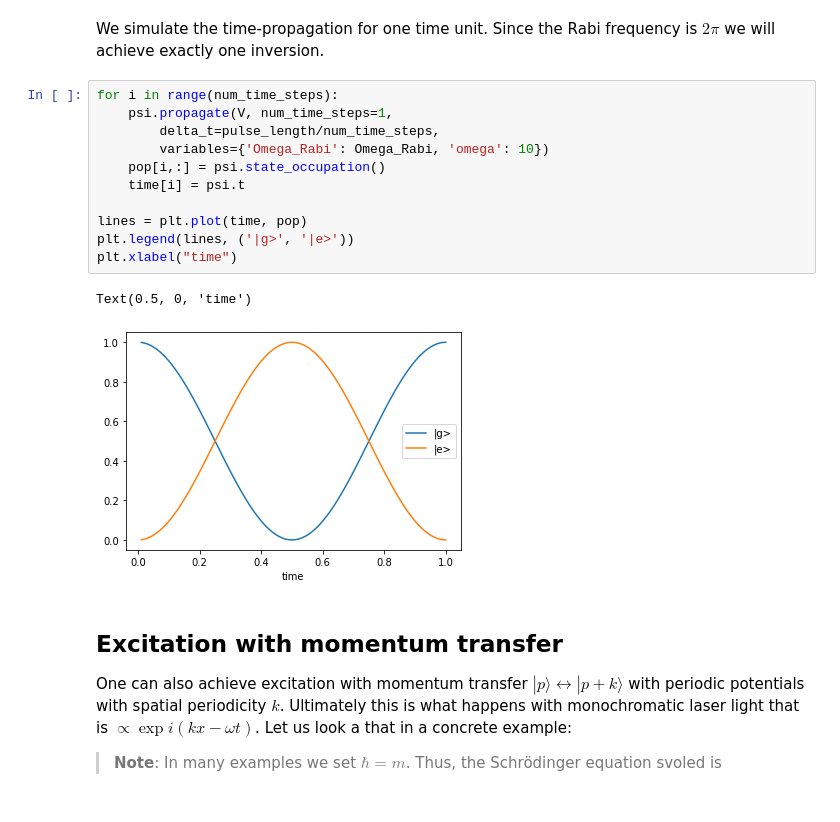
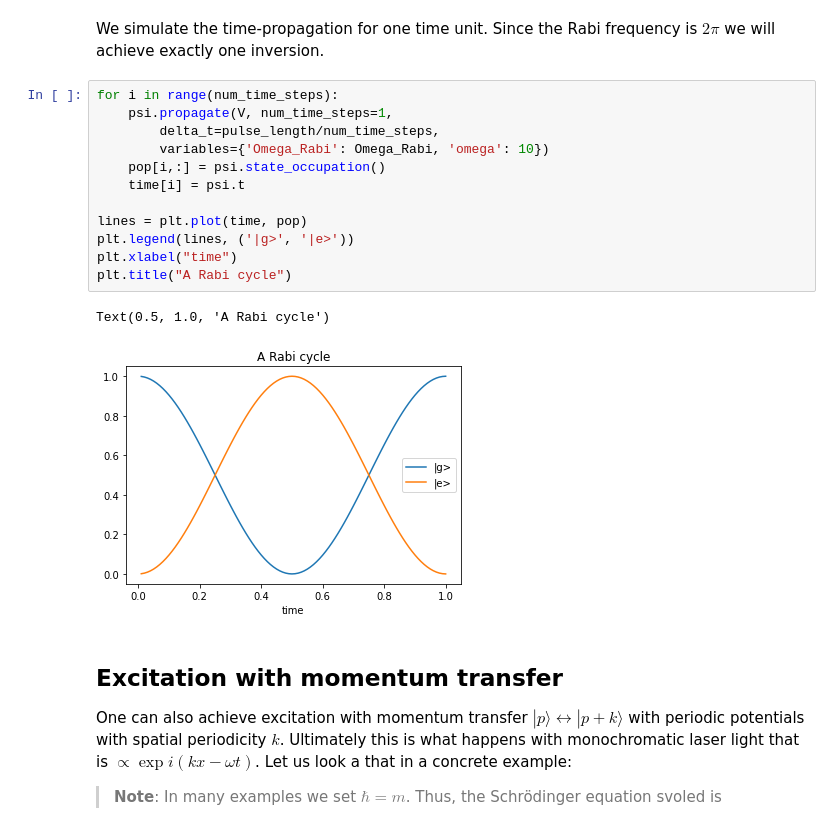
Before and after one commit to savowe/pytalises, a Jupyter notebook: docs/source/additional_examples.ipynb, the cells around one changed output. Saved outputs shown, nothing was run; the diff lists cells and outputs as text.

```diff
--- a/docs/source/additional_examples.ipynb
+++ b/docs/source/additional_examples.ipynb
@@ -41,17 +41,18 @@ We simulate the time-propagation for one time unit. Since the Rabi frequency is
 # %%
 for i in range(num_time_steps):
     psi.propagate(V, num_time_steps=1,
         delta_t=pulse_length/num_time_steps,
         variables={'Omega_Rabi': Omega_Rabi, 'omega': 10})
     pop[i,:] = psi.state_occupation()
     time[i] = psi.t
 
 lines = plt.plot(time, pop)
 plt.legend(lines, ('|g>', '|e>'))
 plt.xlabel("time")
+plt.title("A Rabi cycle")
 # %% [output]
-Text(0.5, 0, 'time')
+Text(0.5, 1.0, 'A Rabi cycle')
-[figure, old version]
+[figure, new version]
 # %% [markdown]
 ## Excitation with momentum transfer
 One can also achieve excitation with momentum transfer $|p\rangle \leftrightarrow |p+k\rangle$ with periodic potentials with spatial periodicity $k$. Ultimately this is what happens with monochromatic laser light that is $\propto \exp i(kx-\omega t)$.
```
Also changed, not shown: parts of 24 cells of this notebook, 6 other files.
